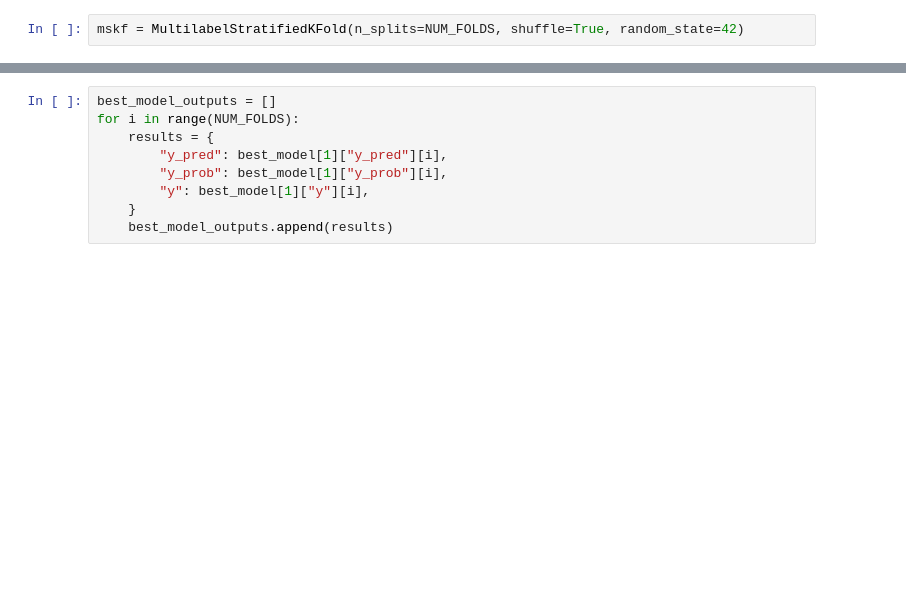
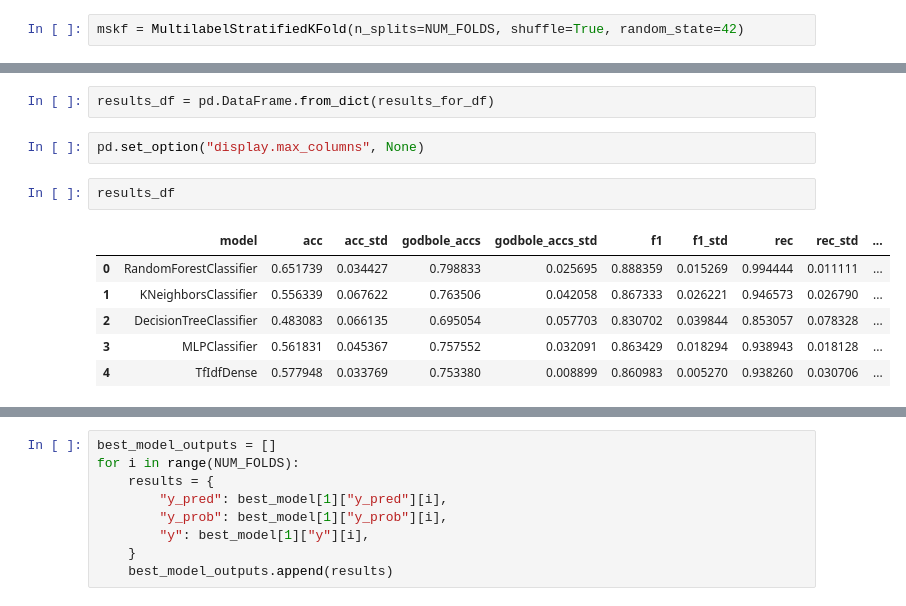
Before and after one commit to jurgen-tan-git/AAI3003_Project, a Jupyter notebook: tf_idf.ipynb, the cells around one changed output, grey strips where cells are left out. Drawn from its saved outputs; the diff is of its cells as text; blank space fills up the shorter version.

```diff
--- a/tf_idf.ipynb
+++ b/tf_idf.ipynb
@@ -288,0 +600,13 @@ dict_keys(['acc', 'lrap', 'f1', 'lrl', 'prec', 'rec', 'cov_err', 'y_pred', 'y',
+# %%
+results_df = pd.DataFrame.from_dict(results_for_df)
+# %%
+pd.set_option("display.max_columns", None)
+# %%
+results_df
+# %% [output]
+|  | model | acc | acc_std | godbole_accs | godbole_accs_std | f1 | f1_std | rec | rec_std | ... |
+| 0 | RandomForestClassifier | 0.651739 | 0.034427 | 0.798833 | 0.025695 | 0.888359 | 0.015269 | 0.994444 | 0.011111 | ... |
+| 1 | KNeighborsClassifier | 0.556339 | 0.067622 | 0.763506 | 0.042058 | 0.867333 | 0.026221 | 0.946573 | 0.026790 | ... |
+| 2 | DecisionTreeClassifier | 0.483083 | 0.066135 | 0.695054 | 0.057703 | 0.830702 | 0.039844 | 0.853057 | 0.078328 | ... |
+| 3 | MLPClassifier | 0.561831 | 0.045367 | 0.757552 | 0.032091 | 0.863429 | 0.018294 | 0.938943 | 0.018128 | ... |
+| 4 | TfIdfDense | 0.577948 | 0.033769 | 0.753380 | 0.008899 | 0.860983 | 0.005270 | 0.938260 | 0.030706 | ... |
```
Also changed, not shown: parts of 37 cells of this notebook, 6 other files.
